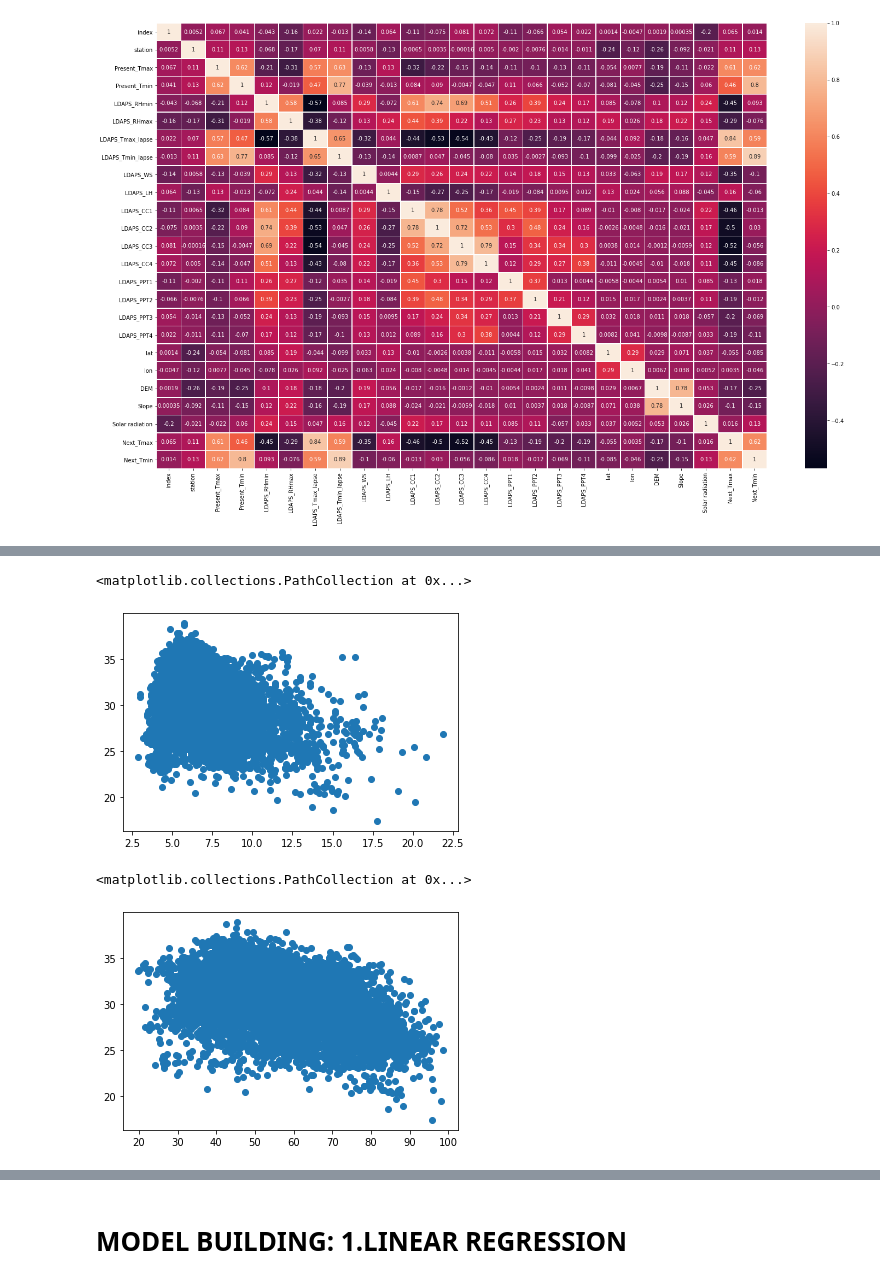
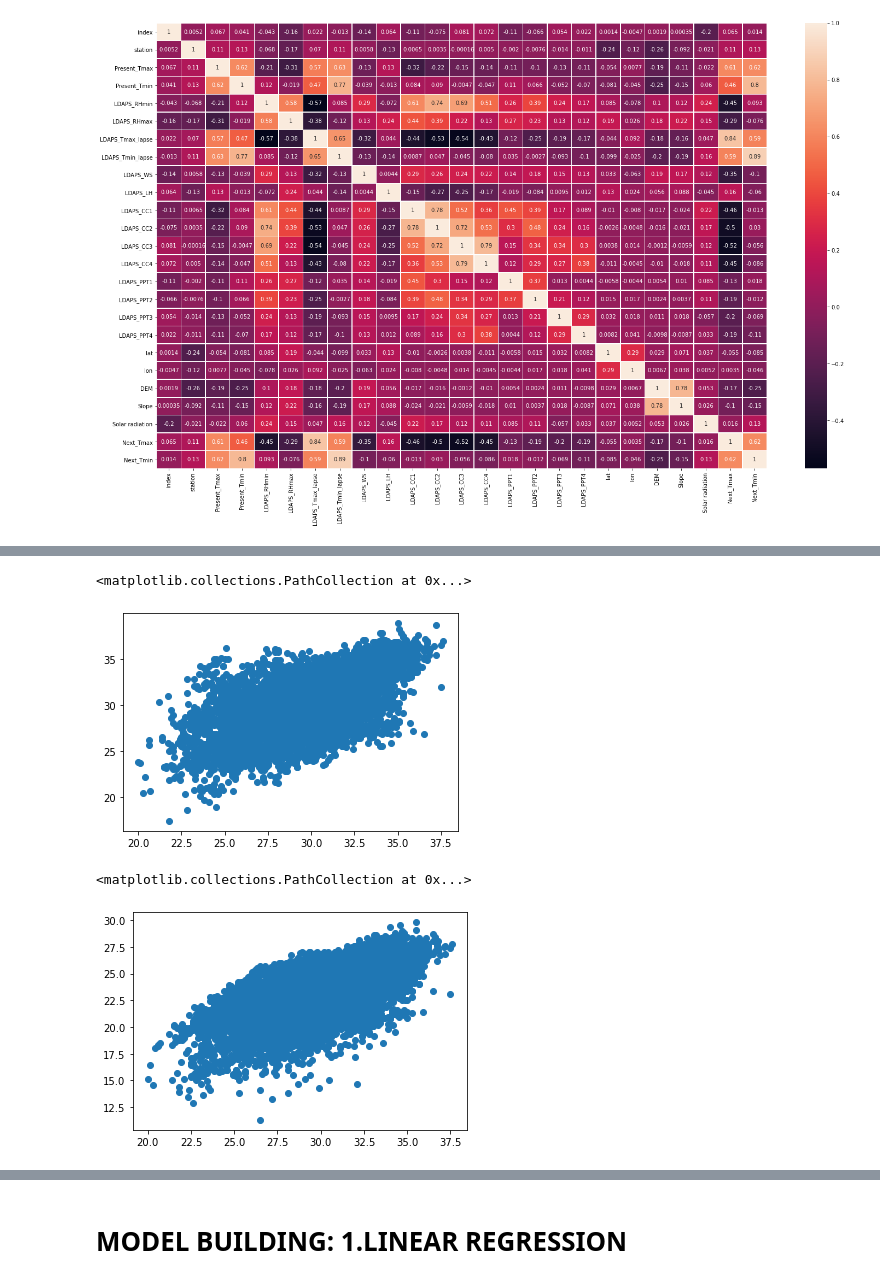
Before and after one commit to ssn-design/DATATRAINED-PROJECT, a Jupyter notebook: temperature-checkpoint.ipynb, the cells around one changed output, grey strips where cells are left out. Cells and saved outputs as stored; diff of their text form; code cells hidden in the pictures.

```diff
--- a/temperature-checkpoint.ipynb
+++ b/temperature-checkpoint.ipynb
@@ -194,12 +292,12 @@ sn.heatmap(temp.corr(),annot=True, linewidths=0.5)
 # %%
-#with increase in runs, wins are also increasing
-plt.scatter(temp['LDAPS_WS'],temp['Next_Tmax'])
+#with increase in present tmax, next tmax is also increasing
+plt.scatter(temp['Present_Tmax'],temp['Next_Tmax'])
 # %% [output]
 <matplotlib.collections.PathCollection at 0x...>
-[figure, old version]
+[figure, new version]
 # %%
-#with increase in runs, wins are also increasing
-plt.scatter(temp['LDAPS_RHmin'],temp['Next_Tmax'])
+#with increase in present tmax, next tmin is also increasing
+plt.scatter(temp['Present_Tmax'],temp['Next_Tmin'])
 # %% [output]
 <matplotlib.collections.PathCollection at 0x...>
-[figure, old version]
+[figure, new version]
```
Also changed, not shown: parts of 74 cells of this notebook.
